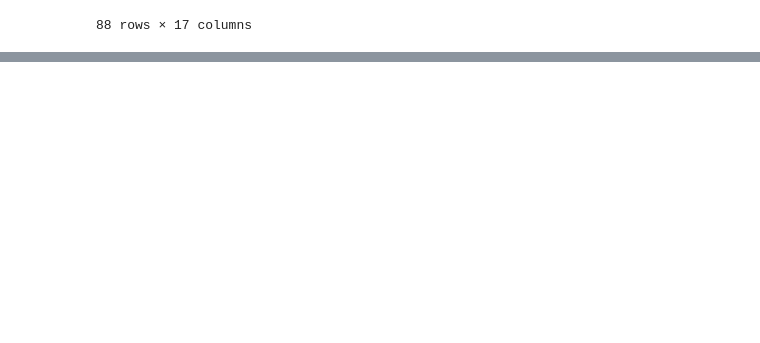
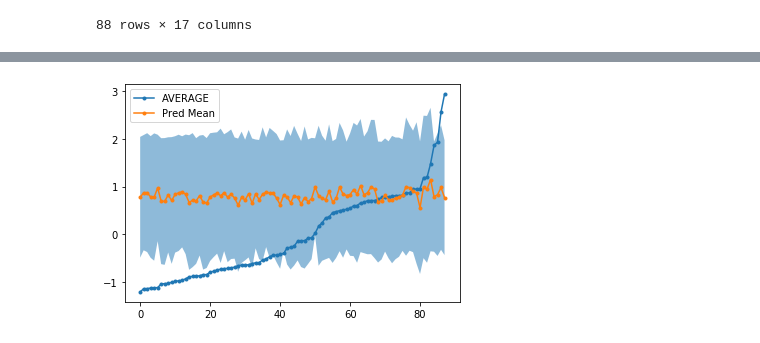
Before and after one commit to mholowko/Solaris, a Jupyter notebook: notebooks/result_analysis/Data_visualisation.ipynb, the cells around one changed output, grey strips where cells are left out. Cells and saved outputs as stored; diff of their text form; code cells hidden in the pictures; blank space fills up the shorter version.

```diff
--- a/notebooks/result_analysis/Data_visualisation.ipynb
+++ b/notebooks/result_analysis/Data_visualisation.ipynb
@@ -178,0 +190,14 @@ plt.legend()
+# %%
+sorted_by_ave_df_bandit2 = df_bandit2.sort_values(by = ['AVERAGE'])
+plt.plot(range(len(sorted_by_ave_df_bandit2['AVERAGE'])), sorted_by_ave_df_bandit2['AVERAGE'], label = 'AVERAGE', marker = '.')
+plt.plot(range(len(sorted_by_ave_df_bandit2['AVERAGE'])), sorted_by_ave_df_bandit2['Pred Mean'], label = 'Pred Mean', marker = '.')
+plt.fill_between(
+                range(len(sorted_by_ave_df_bandit2['AVERAGE'])),
+                sorted_by_ave_df_bandit2['Pred Mean'] + 2 * sorted_by_ave_df_bandit2['Pred Std'],
+                sorted_by_ave_df_bandit2['Pred Mean'] - 2 * sorted_by_ave_df_bandit2['Pred Std'],
+                alpha = 0.5
+    )
+plt.legend()
+plt.show()
+# %% [output]
+[figure, added]
```
Also changed, not shown: parts of 6 cells of this notebook, 6 other files.
